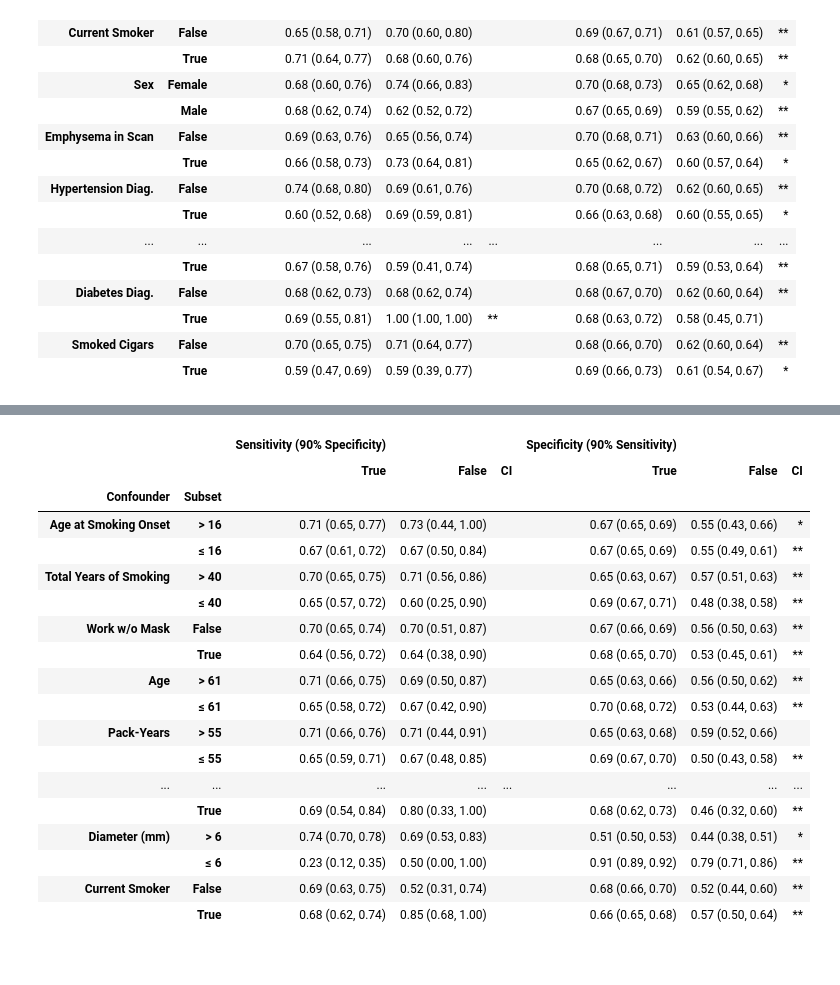
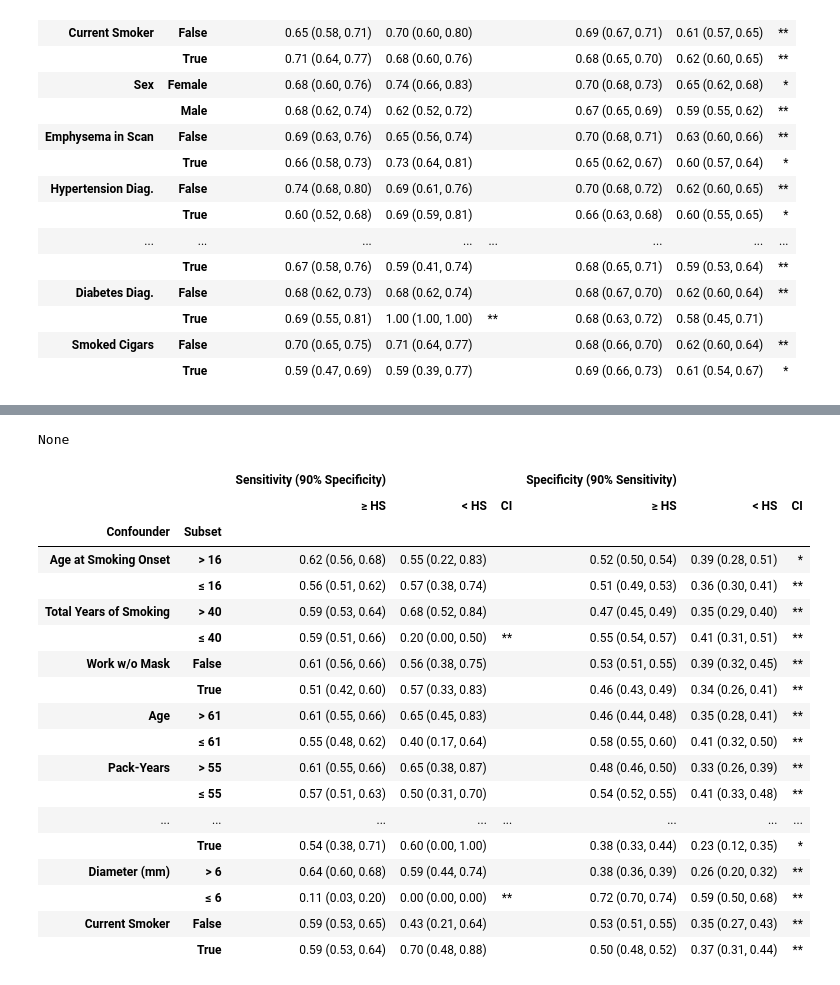
Before and after one commit to DIAGNijmegen/bodyct-lung-malignancy-fairness, a Jupyter notebook: melba_tables.ipynb, the cells around one changed output, grey strips where cells are left out. Saved outputs shown, nothing was run; the diff lists cells and outputs as text; code cells hidden in the pictures.

```diff
--- a/melba_tables.ipynb
+++ b/melba_tables.ipynb
@@ -1372,28 +1344,39 @@ sybil_hs_or_more_tpr_tnr
-# %%
-venk21_hs_or_more_tpr_tnr, hs_or_more_pairwise_comps = output.threshold_isolation_pairwise(
-    hs_or_more_isolations, "HS-or-more", "Venkadesh21",
-    nlst_5911_policies,
-    topn_confs=hs_or_more_topn_confounders,
-    pairwise_comps=hs_or_more_pairwise_comps)
-
-venk21_hs_or_more_tpr_tnr
-# %% [output]
-|  |  | Sensitivity (90% Specificity) |  |  | Specificity (90% Sensitivity) |  |  |
-|  |  | True | False | CI | True | False | CI |
-| Confounder | Subset |  |  |  |  |  |  |
-| Age at Smoking Onset | > 16 | 0.71 (0.65, 0.77) | 0.73 (0.44, 1.00) |  | 0.67 (0.65, 0.69) | 0.55 (0.43, 0.66) | * |
-|  | ≤ 16 | 0.67 (0.61, 0.72) | 0.67 (0.50, 0.84) |  | 0.67 (0.65, 0.69) | 0.55 (0.49, 0.61) | ** |
-| Total Years of Smoking | > 40 | 0.70 (0.65, 0.75) | 0.71 (0.56, 0.86) |  | 0.65 (0.63, 0.67) | 0.57 (0.51, 0.63) | ** |
-|  | ≤ 40 | 0.65 (0.57, 0.72) | 0.60 (0.25, 0.90) |  | 0.69 (0.67, 0.71) | 0.48 (0.38, 0.58) | ** |
-| Work w/o Mask | False | 0.70 (0.65, 0.74) | 0.70 (0.51, 0.87) |  | 0.67 (0.66, 0.69) | 0.56 (0.50, 0.63) | ** |
-|  | True | 0.64 (0.56, 0.72) | 0.64 (0.38, 0.90) |  | 0.68 (0.65, 0.70) | 0.53 (0.45, 0.61) | ** |
-| Age | > 61 | 0.71 (0.66, 0.75) | 0.69 (0.50, 0.87) |  | 0.65 (0.63, 0.66) | 0.56 (0.50, 0.62) | ** |
-|  | ≤ 61 | 0.65 (0.58, 0.72) | 0.67 (0.42, 0.90) |  | 0.70 (0.68, 0.72) | 0.53 (0.44, 0.63) | ** |
-| Pack-Years | > 55 | 0.71 (0.66, 0.76) | 0.71 (0.44, 0.91) |  | 0.65 (0.63, 0.68) | 0.59 (0.52, 0.66) |  |
-|  | ≤ 55 | 0.65 (0.59, 0.71) | 0.67 (0.48, 0.85) |  | 0.69 (0.67, 0.70) | 0.50 (0.43, 0.58) | ** |
-| ... | ... | ... | ... | ... | ... | ... | ... |
-|  | True | 0.69 (0.54, 0.84) | 0.80 (0.33, 1.00) |  | 0.68 (0.62, 0.73) | 0.46 (0.32, 0.60) | ** |
-| Diameter (mm) | > 6 | 0.74 (0.70, 0.78) | 0.69 (0.53, 0.83) |  | 0.51 (0.50, 0.53) | 0.44 (0.38, 0.51) | * |
-|  | ≤ 6 | 0.23 (0.12, 0.35) | 0.50 (0.00, 1.00) |  | 0.91 (0.89, 0.92) | 0.79 (0.71, 0.86) | ** |
-| Current Smoker | False | 0.69 (0.63, 0.75) | 0.52 (0.31, 0.74) |  | 0.68 (0.66, 0.70) | 0.52 (0.44, 0.60) | ** |
-|  | True | 0.68 (0.62, 0.74) | 0.85 (0.68, 1.00) |  | 0.66 (0.65, 0.68) | 0.57 (0.50, 0.64) | ** |
+# %%
+sybil_hs_or_more_tpr_tnr, hs_or_more_pairwise_comps = output.threshold_isolation_pairwise(
+    hs_or_more_isolations, "HS-or-more", "Sybil (Year 1)",
+    nlst_5911_policies,
+    topn_confs=hs_or_more_topn_confounders,
+    pairwise_comps=hs_or_more_pairwise_comps)
+
+print(sybil_hs_or_more_tpr_tnr.style
+        .format(output.latex_replace_arrowbrackets, escape='latex-math', na_rep='')
+        .format_index(output.latex_replace_arrowbrackets, escape='latex-math', axis=1)
+        .format_index(output.latex_replace_arrowbrackets, escape='latex-math', axis=0)
+        .to_latex(
+    buf=f"{TAB_DIR}/educationTPRandTNRisolatedSybil.tex",
+    hrules=True, label='tab:educationTPRandTNRisolatedSybil', environment='sidewaystable*', column_format=f'll|rrr|rrr', position='h!',
+    multirow_align='c', multicol_align='c',  position_float='centering', clines='skip-last;data', siunitx=True,
+    caption=f'Sensitivity and Specificity at specific thresholds (with 95\% confidence intervals) for the Sybil Year 1 model between between participants who have graduated high school or higher and those who have not, isolating for the top {TOP_N_CONFOUNDERS} characteristics with the largest prevalence difference between subgroups. Single asterisk (*) = metric of one subgroup is outside the CI of the other. Double asterisks (**) = CIs do not intersect.'))
+
+sybil_hs_or_more_tpr_tnr
+# %% [output]
+None
+|  |  | Sensitivity (90% Specificity) |  |  | Specificity (90% Sensitivity) |  |  |
+|  |  | ≥ HS | < HS | CI | ≥ HS | < HS | CI |
+| Confounder | Subset |  |  |  |  |  |  |
+| Age at Smoking Onset | > 16 | 0.62 (0.56, 0.68) | 0.55 (0.22, 0.83) |  | 0.52 (0.50, 0.54) | 0.39 (0.28, 0.51) | * |
+|  | ≤ 16 | 0.56 (0.51, 0.62) | 0.57 (0.38, 0.74) |  | 0.51 (0.49, 0.53) | 0.36 (0.30, 0.41) | ** |
+| Total Years of Smoking | > 40 | 0.59 (0.53, 0.64) | 0.68 (0.52, 0.84) |  | 0.47 (0.45, 0.49) | 0.35 (0.29, 0.40) | ** |
+|  | ≤ 40 | 0.59 (0.51, 0.66) | 0.20 (0.00, 0.50) | ** | 0.55 (0.54, 0.57) | 0.41 (0.31, 0.51) | ** |
+| Work w/o Mask | False | 0.61 (0.56, 0.66) | 0.56 (0.38, 0.75) |  | 0.53 (0.51, 0.55) | 0.39 (0.32, 0.45) | ** |
+|  | True | 0.51 (0.42, 0.60) | 0.57 (0.33, 0.83) |  | 0.46 (0.43, 0.49) | 0.34 (0.26, 0.41) | ** |
+| Age | > 61 | 0.61 (0.55, 0.66) | 0.65 (0.45, 0.83) |  | 0.46 (0.44, 0.48) | 0.35 (0.28, 0.41) | ** |
+|  | ≤ 61 | 0.55 (0.48, 0.62) | 0.40 (0.17, 0.64) |  | 0.58 (0.55, 0.60) | 0.41 (0.32, 0.50) | ** |
+| Pack-Years | > 55 | 0.61 (0.55, 0.66) | 0.65 (0.38, 0.87) |  | 0.48 (0.46, 0.50) | 0.33 (0.26, 0.39) | ** |
+|  | ≤ 55 | 0.57 (0.51, 0.63) | 0.50 (0.31, 0.70) |  | 0.54 (0.52, 0.55) | 0.41 (0.33, 0.48) | ** |
+| ... | ... | ... | ... | ... | ... | ... | ... |
+|  | True | 0.54 (0.38, 0.71) | 0.60 (0.00, 1.00) |  | 0.38 (0.33, 0.44) | 0.23 (0.12, 0.35) | * |
+| Diameter (mm) | > 6 | 0.64 (0.60, 0.68) | 0.59 (0.44, 0.74) |  | 0.38 (0.36, 0.39) | 0.26 (0.20, 0.32) | ** |
+|  | ≤ 6 | 0.11 (0.03, 0.20) | 0.00 (0.00, 0.00) | ** | 0.72 (0.70, 0.74) | 0.59 (0.50, 0.68) | ** |
+| Current Smoker | False | 0.59 (0.53, 0.65) | 0.43 (0.21, 0.64) |  | 0.53 (0.51, 0.55) | 0.35 (0.27, 0.43) | ** |
+|  | True | 0.59 (0.53, 0.64) | 0.70 (0.48, 0.88) |  | 0.50 (0.48, 0.52) | 0.37 (0.31, 0.44) | ** |
```
Also changed, not shown: parts of 27 cells of this notebook, 1 other file.
